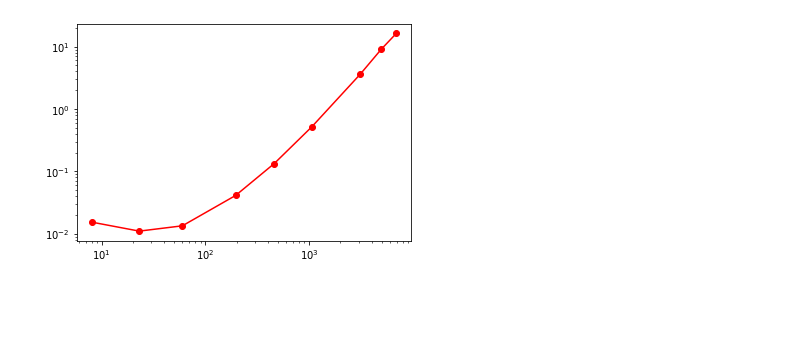
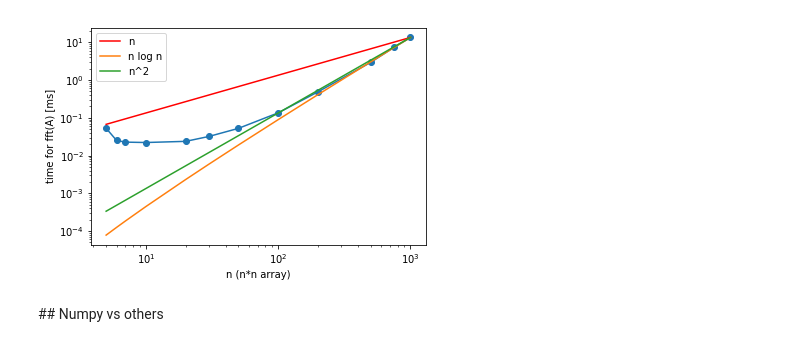
Before and after one commit to xdze2/stretchablecorr, a Jupyter notebook: toy_models/time_fft.ipynb, the cells around one changed output. Cells and saved outputs as stored; diff of their text form; code cells hidden in the pictures; blank space fills up the shorter version.

Commit message:
add labels

```diff
--- a/toy_models/time_fft.ipynb
+++ b/toy_models/time_fft.ipynb
@@ -22,6 +22,6 @@ A = np.random.randn({n}, {n})
     clock = timeit.Timer('fftn(A)', setup=setup)
     return clock.timeit(number=n_iter)/(n_iter-1)*1000
 # %%
-n_span = np.array( [5, 10, 20, 50, 100, 200, 500, 750, 1000] )
+n_span = np.array( [5, 6, 7, 10, 20, 30, 50, 100, 200, 500, 750, 1000] )
 # %%
 times = [time_fft(n, 100) for n in n_span]
@@ -32,4 +28,15 @@ plt.loglog(n_span, times, '-o');
-# %%
-plt.loglog(n_span*np.log(n_span), times, '-or');
-# %% [output]
-[figure, removed]
+# %%
+plt.loglog(n_span, times, '-o');
+plt.plot(n_span, n_span/n_span[-1]*times[-1], '-r', label='n')
+nlogn = 2*n_span**2 *np.log(n_span)
+plt.plot(n_span, nlogn/nlogn[-1]*times[-1], '-', label='n log n')
+
+n2 = n_span**2
+plt.plot(n_span, n2/n2[-1]*times[-1], '-', label='n^2')
+
+plt.xlabel('n (n*n array)');
+plt.ylabel('time for fft(A) [ms]'); plt.legend();
+# %% [output]
+[figure, added]
+# %% [markdown]
+## Numpy vs others
```
Also changed, not shown: parts of 8 cells of this notebook.
